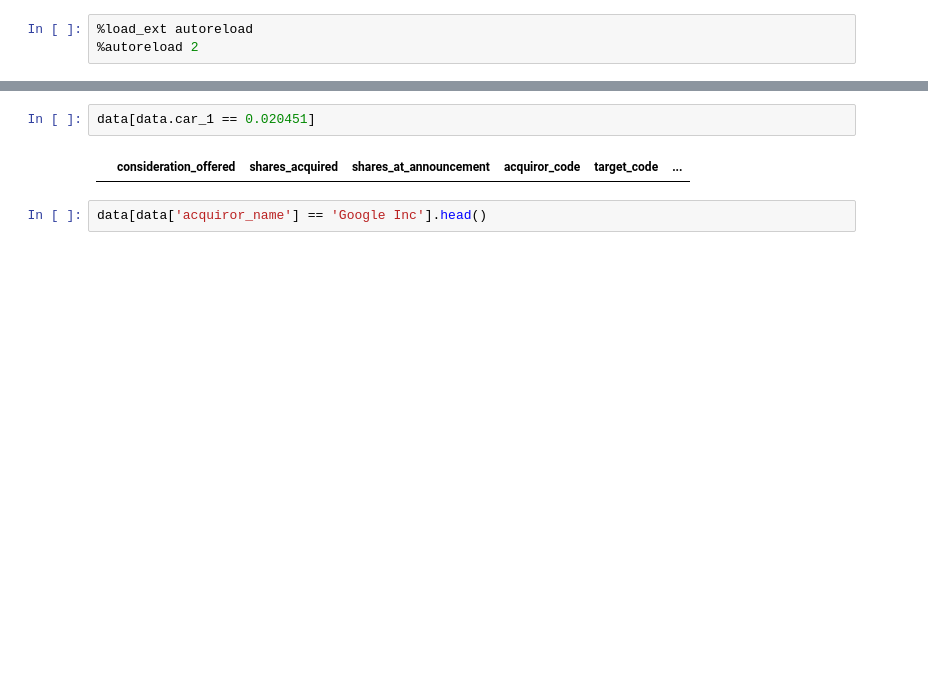
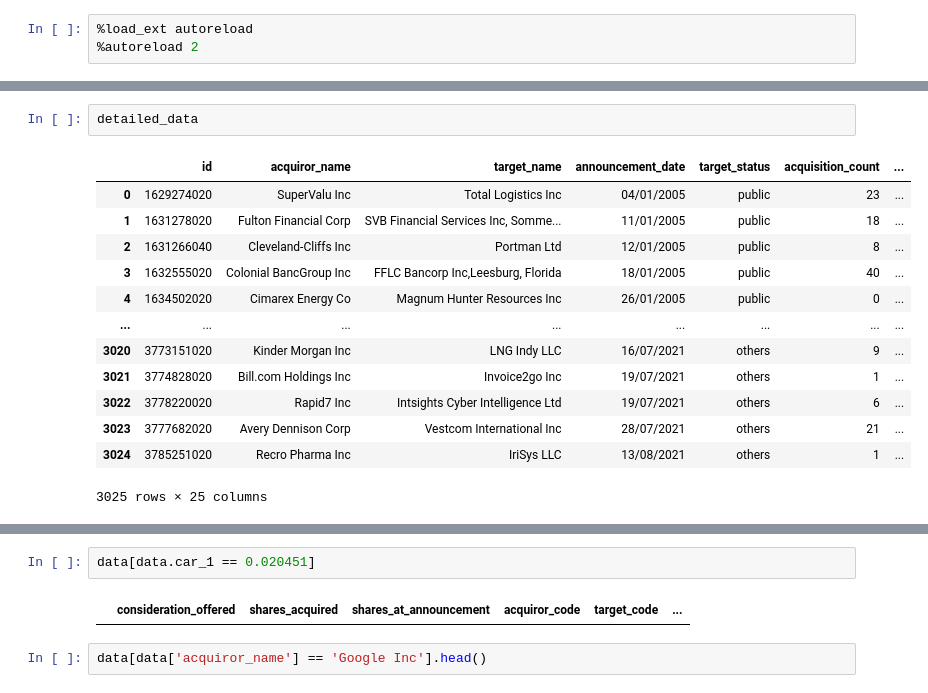
Before and after one commit to cobergmann/MA_PREDICTOR, a Jupyter notebook: notebooks/vlad_data_viz_and_exp.ipynb, the cells around one changed output, grey strips where cells are left out. Saved outputs shown, nothing was run; the diff lists cells and outputs as text; blank space fills up the shorter version.

```diff
--- a/notebooks/vlad_data_viz_and_exp.ipynb
+++ b/notebooks/vlad_data_viz_and_exp.ipynb
@@ -27,4 +29,20 @@ Index(['announcement_date', 'target_status', 'acquisition_count',
       dtype='object')
+# %%
+detailed_data
+# %% [output]
+|  | id | acquiror_name | target_name | announcement_date | target_status | acquisition_count | ... |
+| 0 | 1629274020 | SuperValu Inc | Total Logistics Inc | 04/01/2005 | public | 23 | ... |
+| 1 | 1631278020 | Fulton Financial Corp | SVB Financial Services Inc, Somme... | 11/01/2005 | public | 18 | ... |
+| 2 | 1631266040 | Cleveland-Cliffs Inc | Portman Ltd | 12/01/2005 | public | 8 | ... |
+| 3 | 1632555020 | Colonial BancGroup Inc | FFLC Bancorp Inc,Leesburg, Florida | 18/01/2005 | public | 40 | ... |
+| 4 | 1634502020 | Cimarex Energy Co | Magnum Hunter Resources Inc | 26/01/2005 | public | 0 | ... |
+| ... | ... | ... | ... | ... | ... | ... | ... |
+| 3020 | 3773151020 | Kinder Morgan Inc | LNG Indy LLC | 16/07/2021 | others | 9 | ... |
+| 3021 | 3774828020 | Bill.com Holdings Inc | Invoice2go Inc | 19/07/2021 | others | 1 | ... |
+| 3022 | 3778220020 | Rapid7 Inc | Intsights Cyber Intelligence Ltd | 19/07/2021 | others | 6 | ... |
+| 3023 | 3777682020 | Avery Dennison Corp | Vestcom International Inc | 28/07/2021 | others | 21 | ... |
+| 3024 | 3785251020 | Recro Pharma Inc | IriSys LLC | 13/08/2021 | others | 1 | ... |
+3025 rows × 25 columns
 # %%
 data = pd.read_csv('../MA_PREDICTOR/data/ma_data_car_clean.csv')
 data.columns
```
Also changed, not shown: parts of 9 cells of this notebook, 4 other files.
